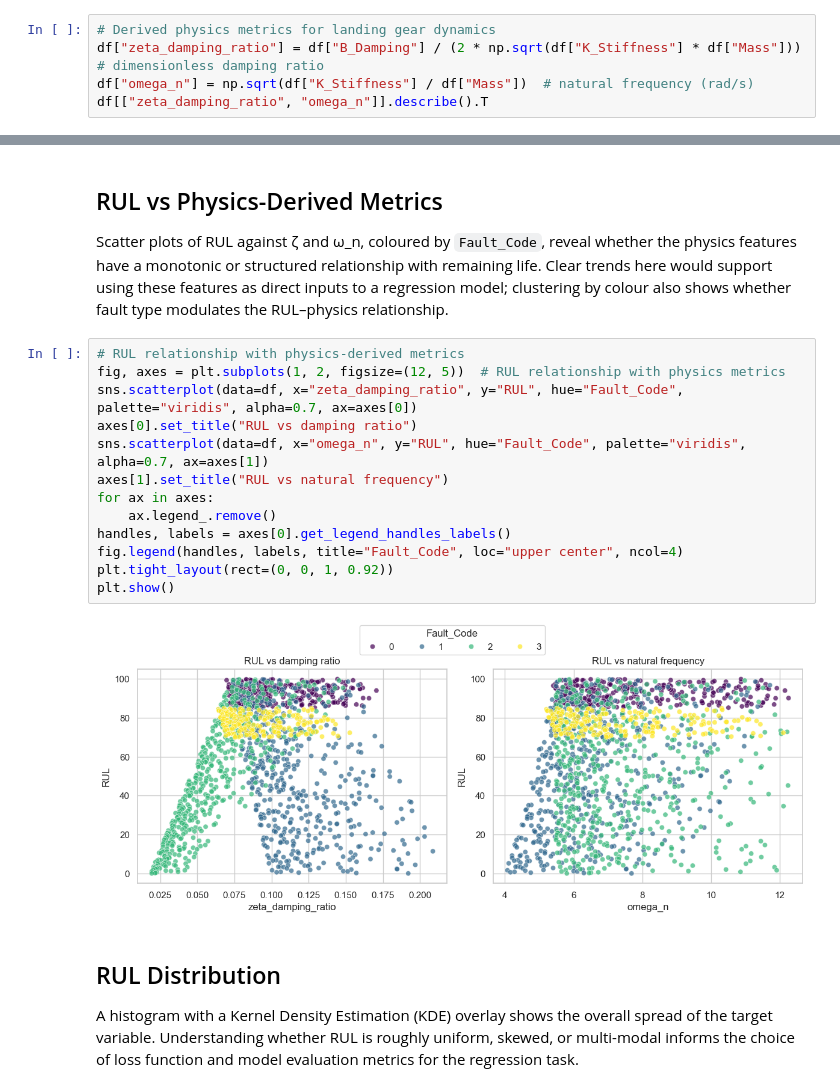
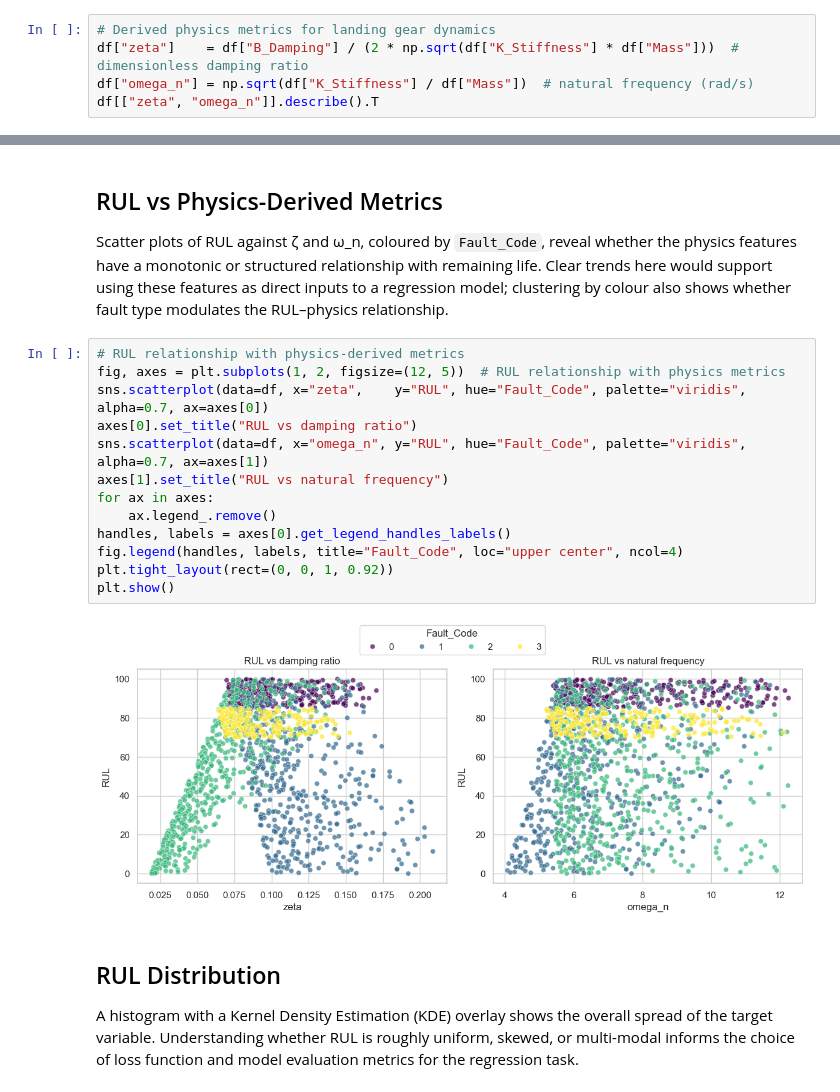
Before and after one commit to zsoltkiss92/Predictive-Maintenance-of-Aircraft-Landing-Gear-Using-Physics-Informed-Digital-Twin-Data-and-ML, a Jupyter notebook: notebooks/01_data_exploration.ipynb, the cells around one changed output, grey strips where cells are left out. Cells and saved outputs as stored; diff of their text form.

```diff
--- a/notebooks/01_data_exploration.ipynb
+++ b/notebooks/01_data_exploration.ipynb
@@ -107,8 +114,8 @@ Engineer two interpretable, physics-based features directly from the structural
 These quantities connect the raw sensor data to established structural-dynamics theory, making them physically meaningful inputs for predictive models.
 # %%
 # Derived physics metrics for landing gear dynamics
-df["zeta_damping_ratio"] = df["B_Damping"] / (2 * np.sqrt(df["K_Stiffness"] * df["Mass"]))  # dimensionless damping ratio
+df["zeta"]    = df["B_Damping"] / (2 * np.sqrt(df["K_Stiffness"] * df["Mass"]))  # dimensionless damping ratio
 df["omega_n"] = np.sqrt(df["K_Stiffness"] / df["Mass"])  # natural frequency (rad/s)
-df[["zeta_damping_ratio", "omega_n"]].describe().T
+df[["zeta", "omega_n"]].describe().T
 # %% [output]
 |  | count | mean | std | min | 25% | 50% | 75% | max |
@@ -143,18 +150,18 @@ Scatter plots of RUL against ζ and ω_n, coloured by `Fault_Code`, reveal wheth
 # %%
 # RUL relationship with physics-derived metrics
 fig, axes = plt.subplots(1, 2, figsize=(12, 5))  # RUL relationship with physics metrics
-sns.scatterplot(data=df, x="zeta_damping_ratio", y="RUL", hue="Fault_Code", palette="viridis", alpha=0.7, ax=axes[0])
+sns.scatterplot(data=df, x="zeta",    y="RUL", hue="Fault_Code", palette="viridis", alpha=0.7, ax=axes[0])
 axes[0].set_title("RUL vs damping ratio")
 sns.scatterplot(data=df, x="omega_n", y="RUL", hue="Fault_Code", palette="viridis", alpha=0.7, ax=axes[1])
 axes[1].set_title("RUL vs natural frequency")
 for ax in axes:
     ax.legend_.remove()
 handles, labels = axes[0].get_legend_handles_labels()
 fig.legend(handles, labels, title="Fault_Code", loc="upper center", ncol=4)
 plt.tight_layout(rect=(0, 0, 1, 0.92))
 plt.show()
 # %% [output]
-[figure, old version]
+[figure, new version]
 # %% [markdown]
 ## RUL Distribution
 
```
Also changed, not shown: parts of 13 cells of this notebook.
